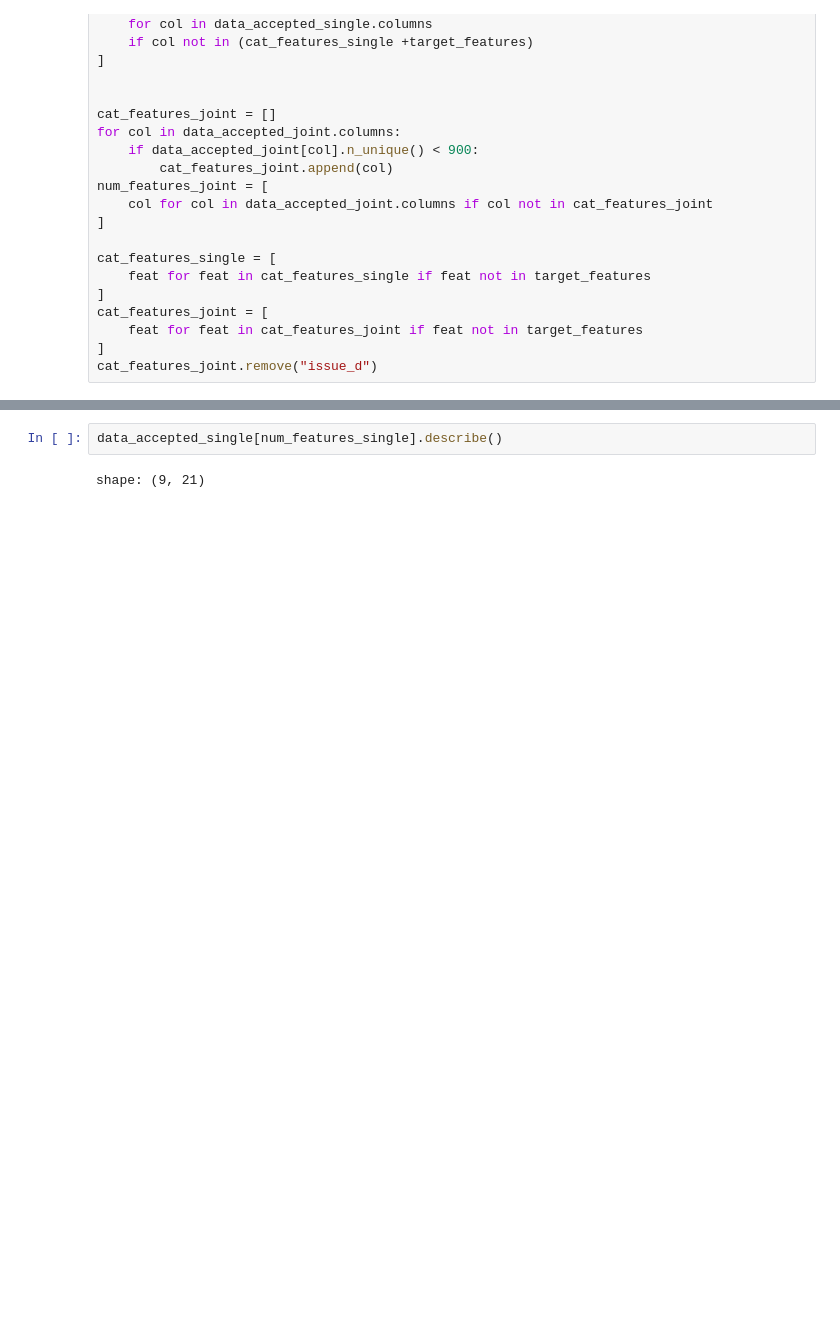
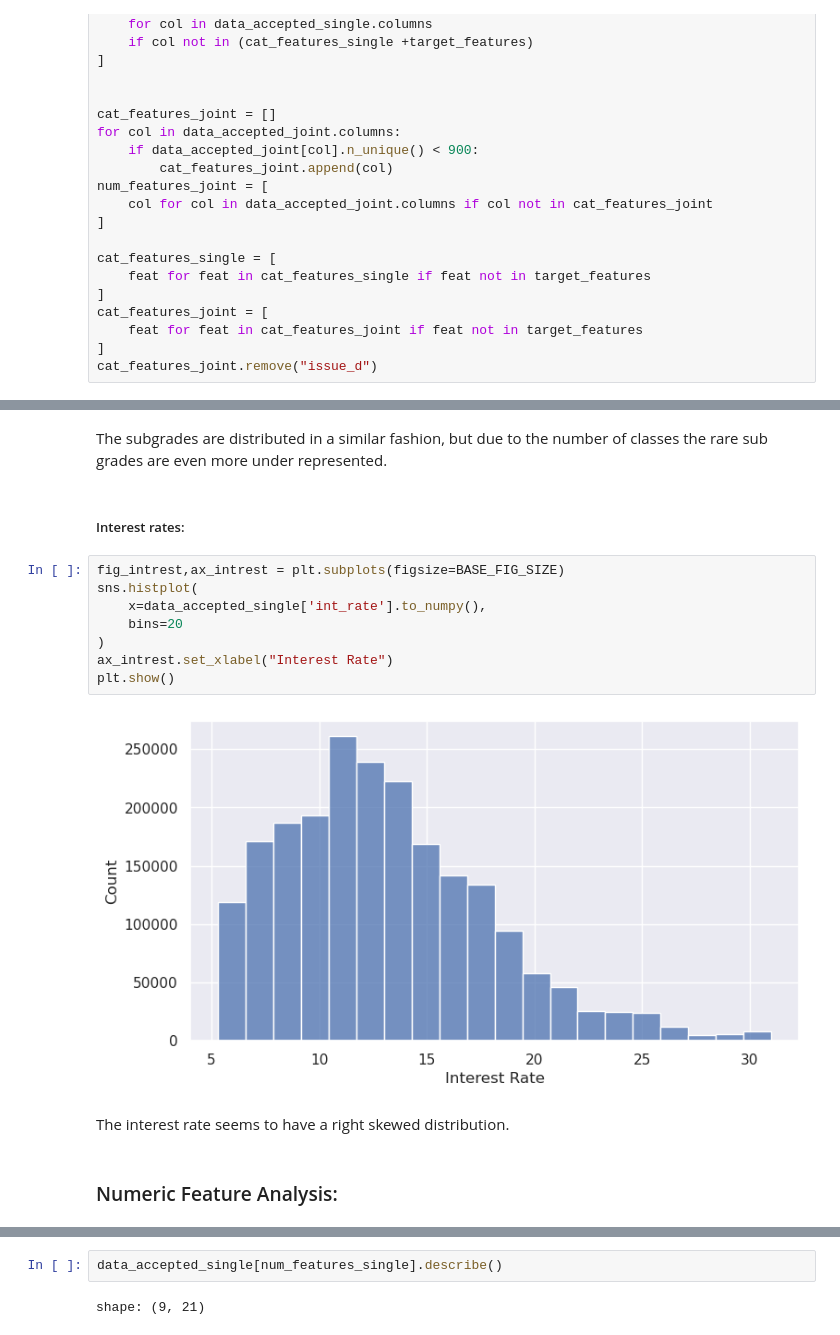
Before and after one commit to gediminas-skvarnavicius/lending-club, a Jupyter notebook: EDA.ipynb, the cells around one changed output, grey strips where cells are left out. Cells and saved outputs as stored; diff of their text form; blank space fills up the shorter version.

```diff
--- a/EDA.ipynb
+++ b/EDA.ipynb
@@ -649,0 +697,18 @@ len(num_features_single)
+# %% [markdown]
+The subgrades are distributed in a similar fashion, but due to the number of classes the rare sub grades are even more under represented.
+# %% [markdown]
+##### Interest rates:
+# %%
+fig_intrest,ax_intrest = plt.subplots(figsize=BASE_FIG_SIZE)
+sns.histplot(
+    x=data_accepted_single['int_rate'].to_numpy(),
+    bins=20
+)
+ax_intrest.set_xlabel("Interest Rate")
+plt.show()
+# %% [output]
+[figure, added]
+# %% [markdown]
+The interest rate seems to have a right skewed distribution.
+# %% [markdown]
+### Numeric Feature Analysis:
```
Also changed, not shown: parts of 96 cells of this notebook, 4 other files.
